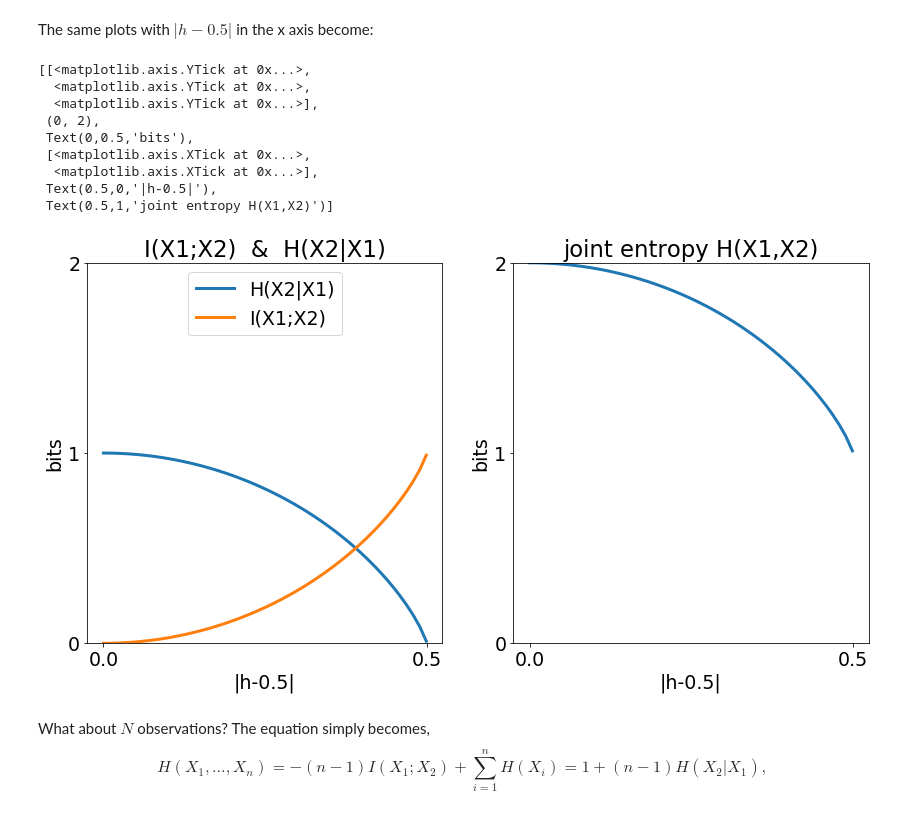
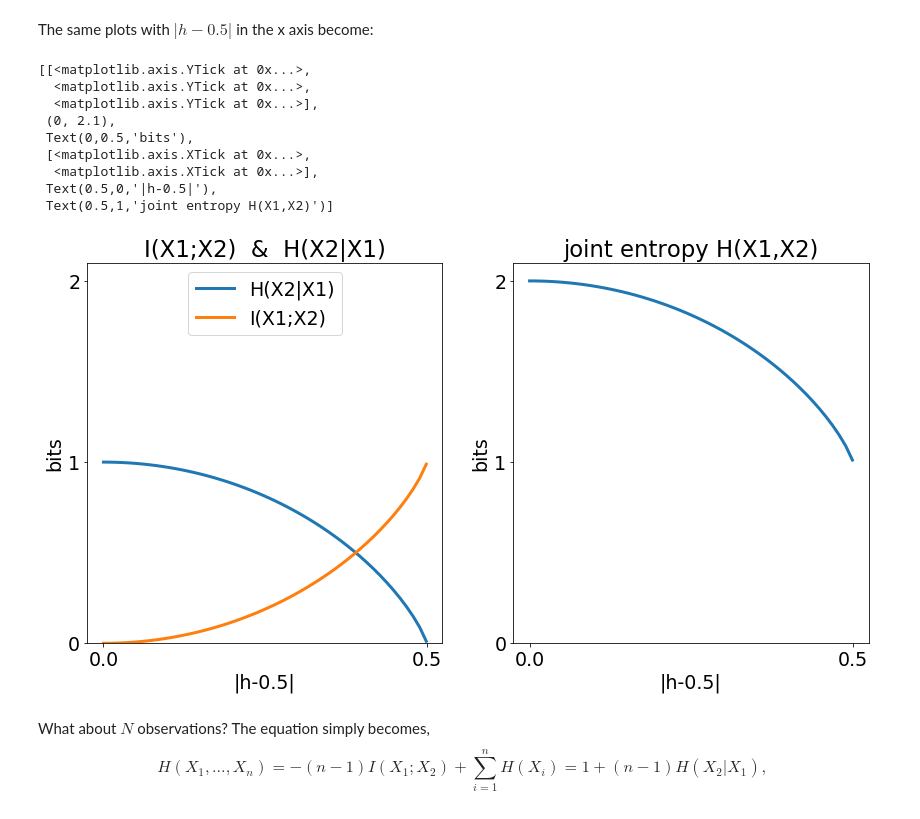
Before and after one commit to TheGoldLab/Analysis_Audio2AFC_ChangePoint, a Jupyter notebook: Mutual_Information_Basics.ipynb, the cells around one changed output. Saved outputs shown, nothing was run; the diff lists cells and outputs as text; code cells hidden in the pictures.

```diff
--- a/Mutual_Information_Basics.ipynb
+++ b/Mutual_Information_Basics.ipynb
@@ -93,37 +94,37 @@ conditional_entropy = cond_ent(h_reparam)
 _, (ax1, ax2) = plt.subplots(1,2)
 ax1.plot(h_dist, conditional_entropy, linewidth=3)
 ax1.plot(h_dist, 1-conditional_entropy, linewidth=3)
 ax1.set(xlabel='|h-0.5|',
         ylabel='bits',
         title='I(X1;X2)  &  H(X2|X1)',
-        ylim=[0,2],
+        ylim=[0,2+.1],
         yticks=[0,1,2],
         xticks=[0,0.5])
 ax1.legend(['H(X2|X1)','I(X1;X2)'], loc='upper center')
 # ax1.set_xlabel('h')
 # ax1.set_title('conditional entropy H(X2|X1)')
 # ax1.set_ylim(0,2)
 # ax1.
 
 ax2.plot(h_dist, 1 + conditional_entropy, linewidth=3)
 ax2.set(xlabel='|h-0.5|',
         ylabel='bits',
         title='joint entropy H(X1,X2)',
-        ylim=[0,2],
+        ylim=[0,2+.1],
         yticks=[0,1,2],
         xticks=[0,0.5])
 # ax2.legend(['H(X2|X1)','I(X1;X2)'], loc='upper center')
 # %% [output]
 [[<matplotlib.axis.YTick at 0x...>,
   <matplotlib.axis.YTick at 0x...>,
   <matplotlib.axis.YTick at 0x...>],
- (0, 2),
+ (0, 2.1),
  Text(0,0.5,'bits'),
  [<matplotlib.axis.XTick at 0x...>,
   <matplotlib.axis.XTick at 0x...>],
  Text(0.5,0,'|h-0.5|'),
  Text(0.5,1,'joint entropy H(X1,X2)')]
-[figure, old version]
+[figure, new version]
 # %% [markdown]
 What about $N$ observations? The equation simply becomes,
 $$H(X_1,\ldots,X_n)=-(n-1)I(X_1;X_2)+\sum_{i=1}^nH(X_i)=1+(n-1)H(X_2|X_1),$$
```
Also changed, not shown: parts of 4 cells of this notebook.
